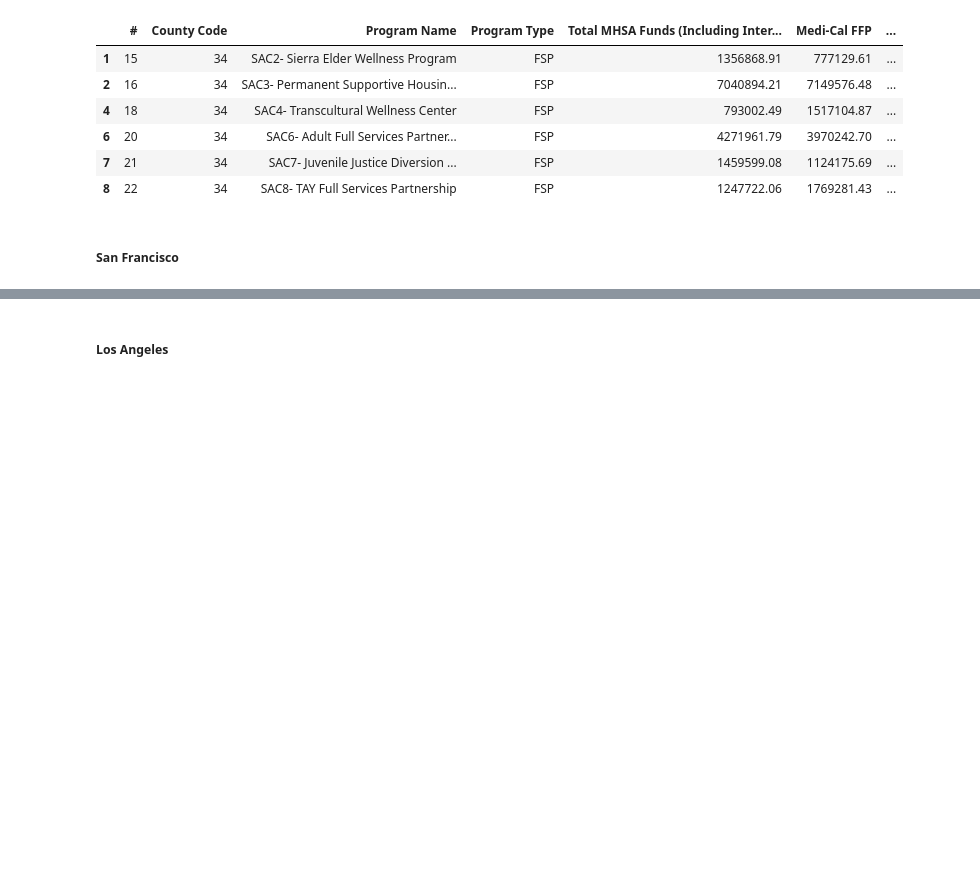
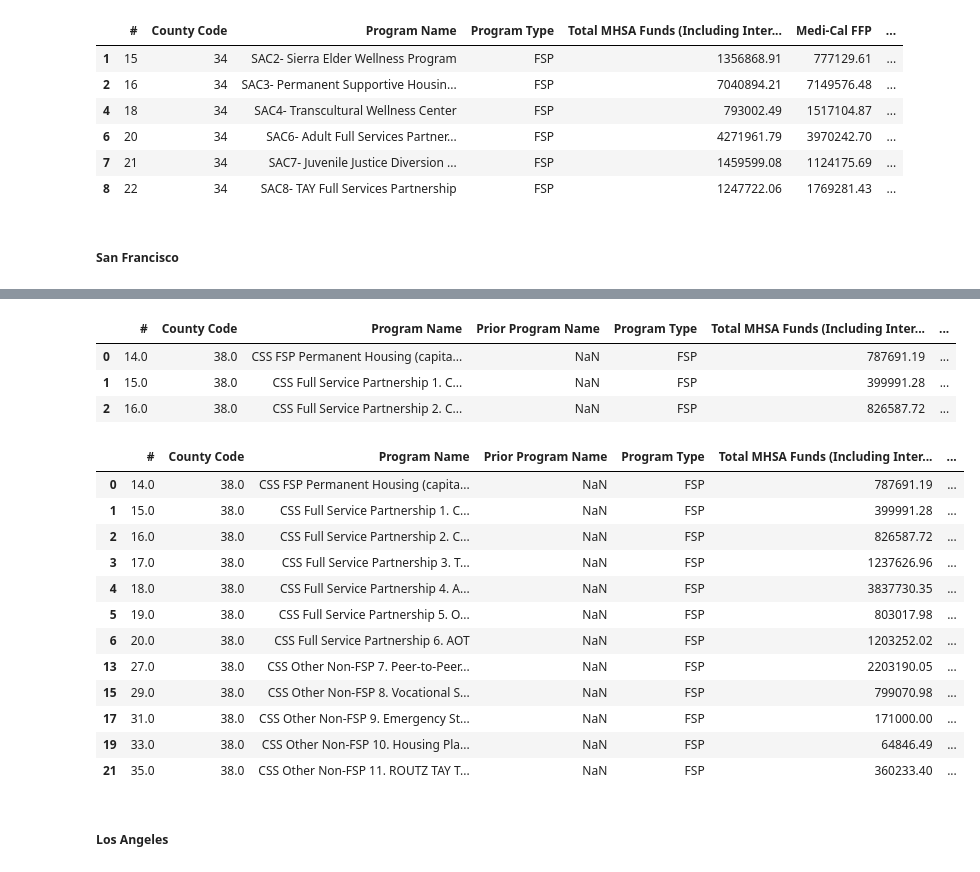
Before and after one commit to michellesuminpark/Data-Discovery, a Jupyter notebook: HBGI-UCB Research Workspace.ipynb, the cells around one changed output, grey strips where cells are left out. Cells and saved outputs as stored; diff of their text form; code cells hidden in the pictures; blank space fills up the shorter version.

```diff
--- a/HBGI-UCB Research Workspace.ipynb
+++ b/HBGI-UCB Research Workspace.ipynb
@@ -312,3 +318,32 @@ sf_cost_budget
+# %%
+sf_cost_budget = pd.read_csv(path + 'SF_MHSA_Revenue_and_Expenditure_Report_FIXED.csv')
+sf_cost_budget = sf_cost_budget.dropna(axis=1, how="all").dropna(axis=0, how="all").drop([24, 33])
+budget_col = ["Total MHSA Funds (Including Interest)", "Medi-Cal FFP", "1991 Realignment", "Behavioral Health Subaccount", "Other", "Grand Total"]
+for col in budget_col:
+    sf_cost_budget[col] = sf_cost_budget[col].str.replace('[\$,]', '', regex=True).astype(float)
+sf_cost_budget.head(3)
+# %% [output]
+|  | # | County Code | Program Name | Prior Program Name | Program Type | Total MHSA Funds (Including Inter... | ... |
+| 0 | 14.0 | 38.0 | CSS FSP Permanent Housing (capita... | NaN | FSP | 787691.19 | ... |
+| 1 | 15.0 | 38.0 | CSS Full Service Partnership 1. C... | NaN | FSP | 399991.28 | ... |
+| 2 | 16.0 | 38.0 | CSS Full Service Partnership 2. C... | NaN | FSP | 826587.72 | ... |
+# %%
+sf_fsp_budget = sf_cost_budget[sf_cost_budget["Program Type"] == "FSP"]
+sf_fsp_budget
+# %% [output]
+|  | # | County Code | Program Name | Prior Program Name | Program Type | Total MHSA Funds (Including Inter... | ... |
+| 0 | 14.0 | 38.0 | CSS FSP Permanent Housing (capita... | NaN | FSP | 787691.19 | ... |
+| 1 | 15.0 | 38.0 | CSS Full Service Partnership 1. C... | NaN | FSP | 399991.28 | ... |
+| 2 | 16.0 | 38.0 | CSS Full Service Partnership 2. C... | NaN | FSP | 826587.72 | ... |
+| 3 | 17.0 | 38.0 | CSS Full Service Partnership 3. T... | NaN | FSP | 1237626.96 | ... |
+| 4 | 18.0 | 38.0 | CSS Full Service Partnership 4. A... | NaN | FSP | 3837730.35 | ... |
+| 5 | 19.0 | 38.0 | CSS Full Service Partnership 5. O... | NaN | FSP | 803017.98 | ... |
+| 6 | 20.0 | 38.0 | CSS Full Service Partnership 6. AOT | NaN | FSP | 1203252.02 | ... |
+| 13 | 27.0 | 38.0 | CSS Other Non-FSP 7. Peer-to-Peer... | NaN | FSP | 2203190.05 | ... |
+| 15 | 29.0 | 38.0 | CSS Other Non-FSP 8. Vocational S... | NaN | FSP | 799070.98 | ... |
+| 17 | 31.0 | 38.0 | CSS Other Non-FSP 9. Emergency St... | NaN | FSP | 171000.00 | ... |
+| 19 | 33.0 | 38.0 | CSS Other Non-FSP 10. Housing Pla... | NaN | FSP | 64846.49 | ... |
+| 21 | 35.0 | 38.0 | CSS Other Non-FSP 11. ROUTZ TAY T... | NaN | FSP | 360233.40 | ... |
 # %% [markdown]
 ##### **Los Angeles**
 # %%
```
Also changed, not shown: parts of 11 cells of this notebook, 1 other file.
